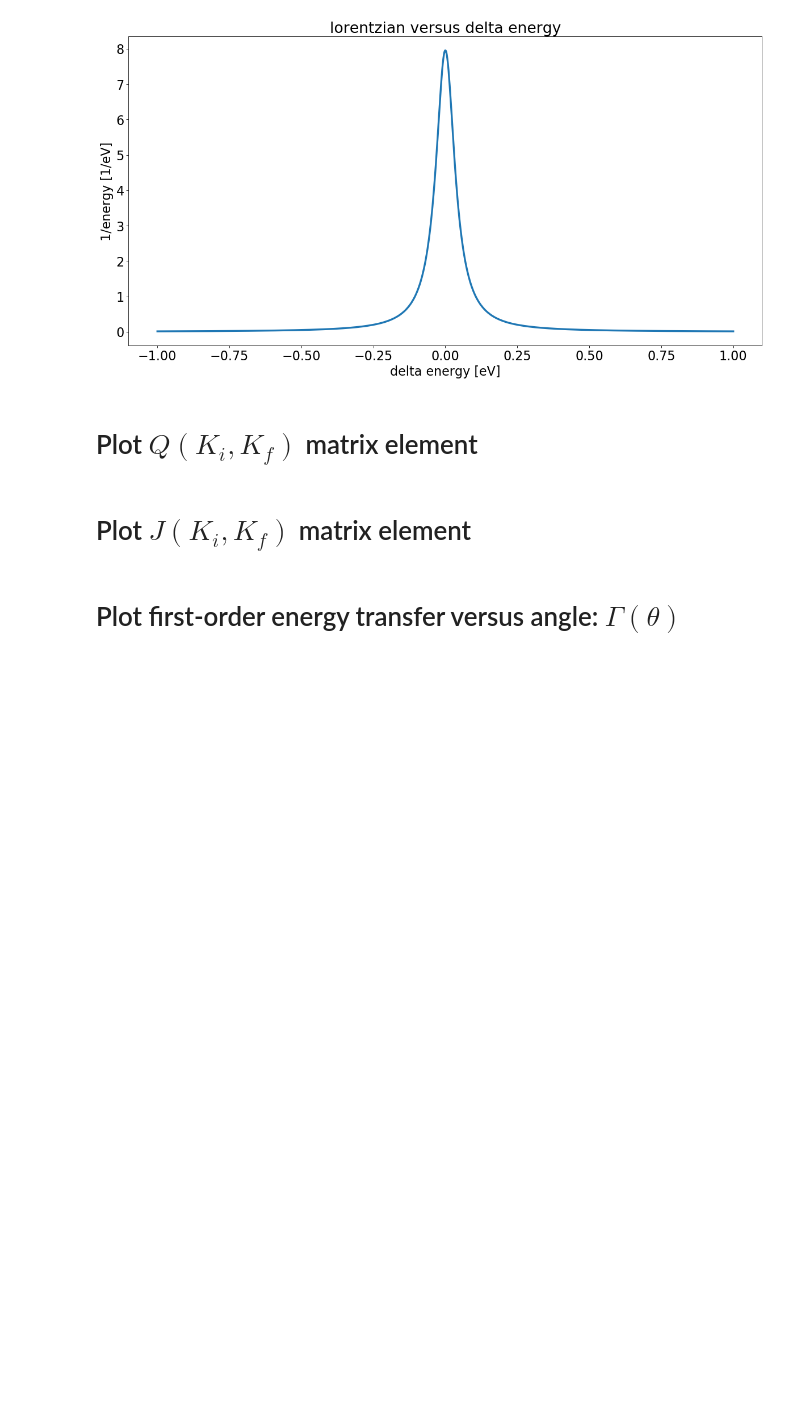
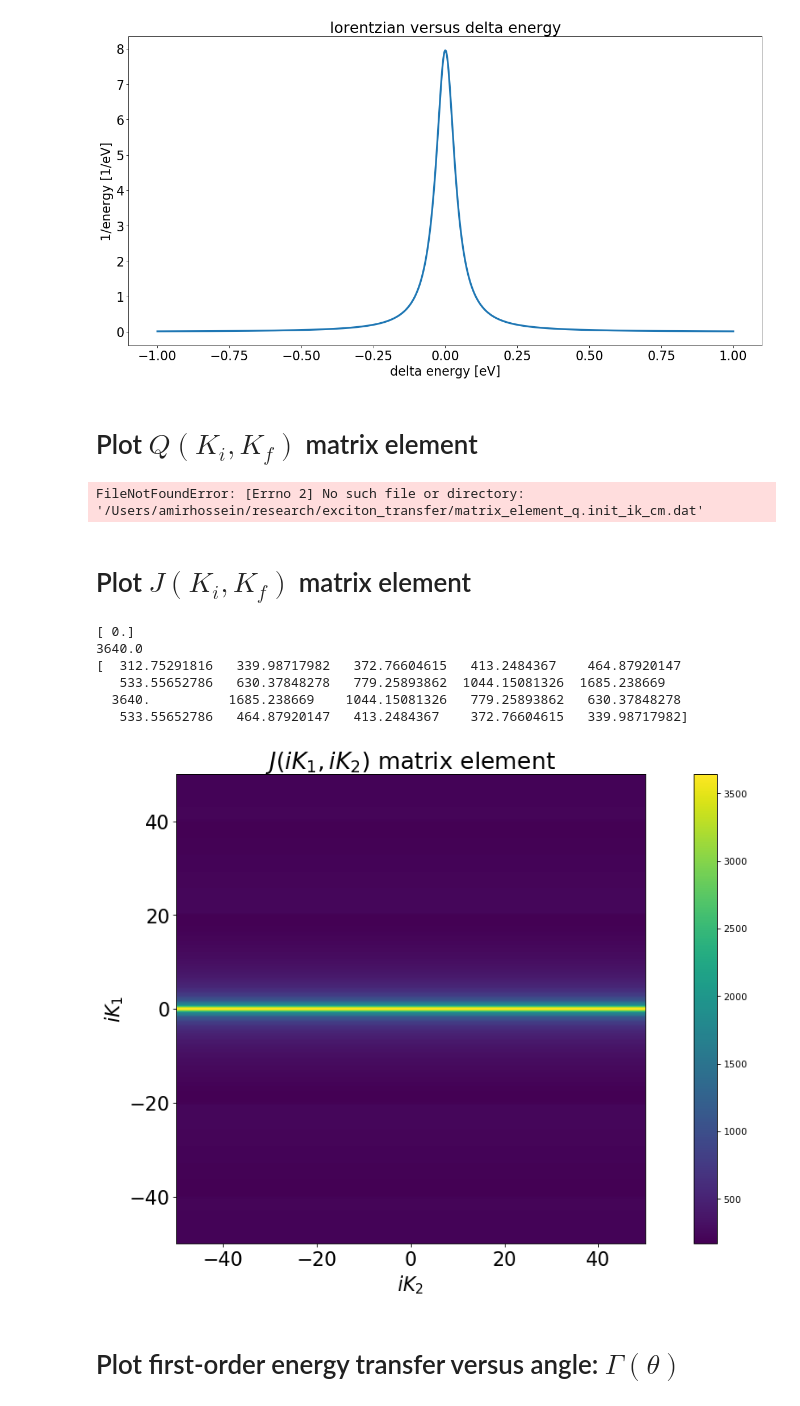
Before and after one commit to amirhosseindavoody/carbon_nanotube_exciton_energy, a Jupyter notebook: cpp/visualize_all.ipynb, the cells around one changed output. Saved outputs shown, nothing was run; the diff lists cells and outputs as text; code cells hidden in the pictures; blank space fills up the shorter version.

```diff
--- a/cpp/visualize_all.ipynb
+++ b/cpp/visualize_all.ipynb
@@ -426,6 +428,18 @@ plt.title('$Q(iK_1,iK_2)$ matrix element', size=24)
 plt.xlabel('$iK_2$', size=20)
 plt.ylabel('$iK_1$', size=20)
 plt.colorbar()
+
+# look at the values if Q matrix around init_ik_cm=0 and final_ik_cm=0
+idx1 = np.argwhere(init_ik_cm==0)
+idx1 = idx1[0][0]
+idx2 = np.argwhere(final_ik_cm==0)
+idx2 = idx2[0][0]
+print(init_ik_cm[idx1])
+print(final_ik_cm[idx2])
+print(np.abs(Q_matrix[idx1,idx2]))
+print(np.abs(Q_matrix[idx1-1:idx1+2,idx2-1:idx2+2]))
+# %% [output]
+FileNotFoundError: [Errno 2] No such file or directory: '/Users/amirhossein/research/exciton_transfer/matrix_element_q.init_ik_cm.dat'
 # %% [markdown]
 # Plot $J(K_i,K_f)$ matrix element
 # %%
@@ -476,33 +490,49 @@ J_matrix_image = data
 ######################################
 filename = os.path.join(directory,"matrix_element_j.real.dat")
 f = open(filename,mode='r')
 line = f.readline()
 line = f.readline() # second line contains the shape of the cube
 dims = list(map(int, line.split()))
 
 data = np.loadtxt(f)
 data = np.reshape(data,tuple(dims))
 J_matrix_real = data
 
 ######################################
 # make complex matrix Q
 ######################################
 J_matrix = J_matrix_real + 1j*J_matrix_image
 extent = [np.amin(final_ik_cm), np.amax(final_ik_cm), np.amin(init_ik_cm), np.amax(init_ik_cm)]
 
 fig=plt.figure(figsize=(18, 9), dpi= 80, facecolor='w', edgecolor='k')
 # im1 = plt.imshow(np.log(np.abs(J_matrix)), cmap=plt.cm.viridis, origin='lower',\
 #                  interpolation='hanning', extent=extent)
 im1 = plt.imshow(np.abs(J_matrix), cmap=plt.cm.viridis, origin='lower',\
                  interpolation='hanning', extent=extent)
 
 plt.tick_params(axis='both', which='major', labelsize=20)
 plt.title('$J(iK_1,iK_2)$ matrix element', size=24)
 plt.xlabel('$iK_2$', size=20)
 plt.ylabel('$iK_1$', size=20)
 plt.colorbar()
 
 # print(np.abs(J_matrix))
+
+# look at the values if Q matrix around init_ik_cm=0 and final_ik_cm=0
+idx1 = np.argwhere(init_ik_cm==0)
+idx1 = idx1[0][0]
+print(init_ik_cm[idx1])
+print(np.abs(J_matrix[idx1,0]))
+print(np.abs(J_matrix[idx1-10:idx1+10,0]))
+# print(np.abs(Q_matrix[idx1-1:idx1+2,idx2-1:idx2+2]))
+# %% [output]
+[ 0.]
+3640.0
+[  312.75291816   339.98717982   372.76604615   413.2484367    464.87920147
+   533.55652786   630.37848278   779.25893862  1044.15081326  1685.238669
+  3640.          1685.238669    1044.15081326   779.25893862   630.37848278
+   533.55652786   464.87920147   413.2484367    372.76604615   339.98717982]
+[figure, added]
 # %% [markdown]
 # Plot first-order energy transfer versus angle: $\Gamma(\theta)$
 # %%
```
Also changed, not shown: parts of 9 cells of this notebook, 8 other files.
